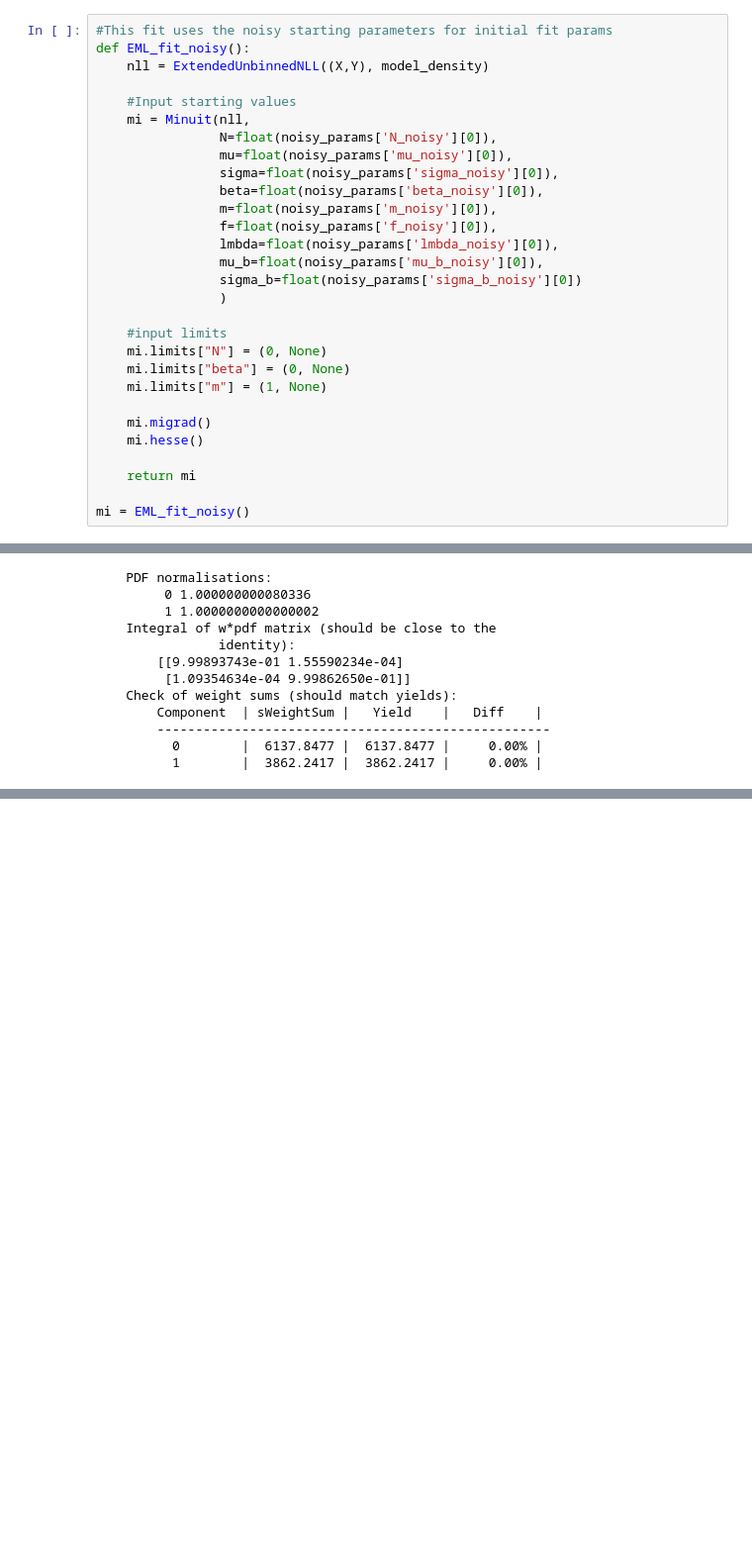
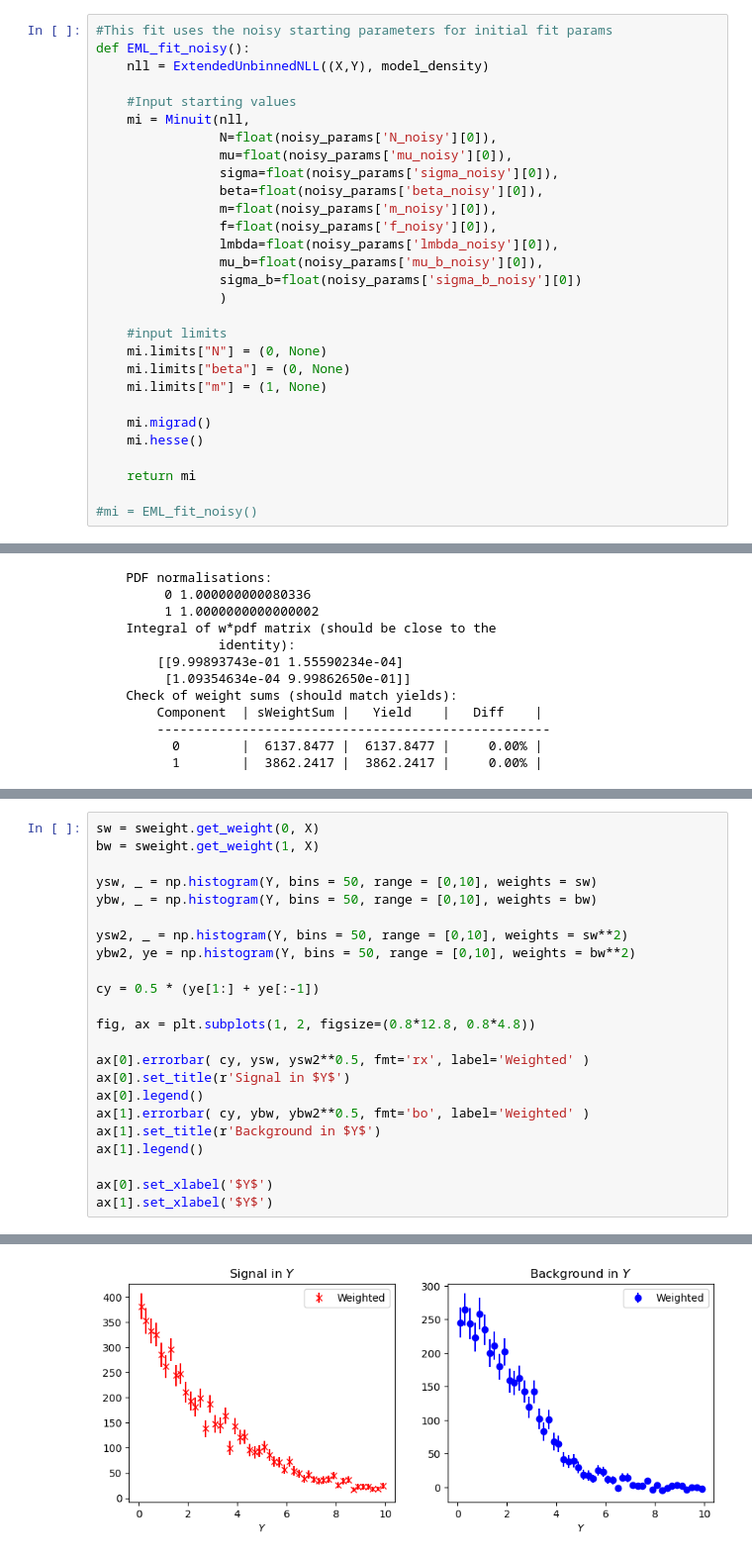
Before and after one commit to elizabethsztan/DIS_S1, a Jupyter notebook: s1_coursework.ipynb, the cells around one changed output, grey strips where cells are left out. Shown at 99% size. Drawn from its saved outputs; the diff is of its cells as text; blank space fills up the shorter version.

Commit message:
Projected out signal in Y with sWeights

```diff
--- a/s1_coursework.ipynb
+++ b/s1_coursework.ipynb
@@ -421,7 +421,7 @@ def EML_fit_noisy():
 
     return mi
 
-mi = EML_fit_noisy()
+#mi = EML_fit_noisy()
 # %%
 mi.valid == True
 # %% [output]
@@ -883,0 +889,24 @@ plot_weights(x, swp, bwp)
+# %%
+sw = sweight.get_weight(0, X)
+bw = sweight.get_weight(1, X)
+
+ysw, _ = np.histogram(Y, bins = 50, range = [0,10], weights = sw)
+ybw, _ = np.histogram(Y, bins = 50, range = [0,10], weights = bw)
+
+ysw2, _ = np.histogram(Y, bins = 50, range = [0,10], weights = sw**2)
+ybw2, ye = np.histogram(Y, bins = 50, range = [0,10], weights = bw**2)
+
+cy = 0.5 * (ye[1:] + ye[:-1])
+
+fig, ax = plt.subplots(1, 2, figsize=(0.8*12.8, 0.8*4.8))
+
+ax[0].errorbar( cy, ysw, ysw2**0.5, fmt='rx', label='Weighted' )
+ax[0].set_title(r'Signal in $Y$')
+ax[0].legend()
+ax[1].errorbar( cy, ybw, ybw2**0.5, fmt='bo', label='Weighted' )
+ax[1].set_title(r'Background in $Y$')
+ax[1].legend()
+
+ax[0].set_xlabel('$Y$')
+ax[1].set_xlabel('$Y$')
+# %% [output]
@@ -883,0 +914 @@ plot_weights(x, swp, bwp)
+[figure, added]
```
Also changed, not shown: parts of 5 cells of this notebook.
